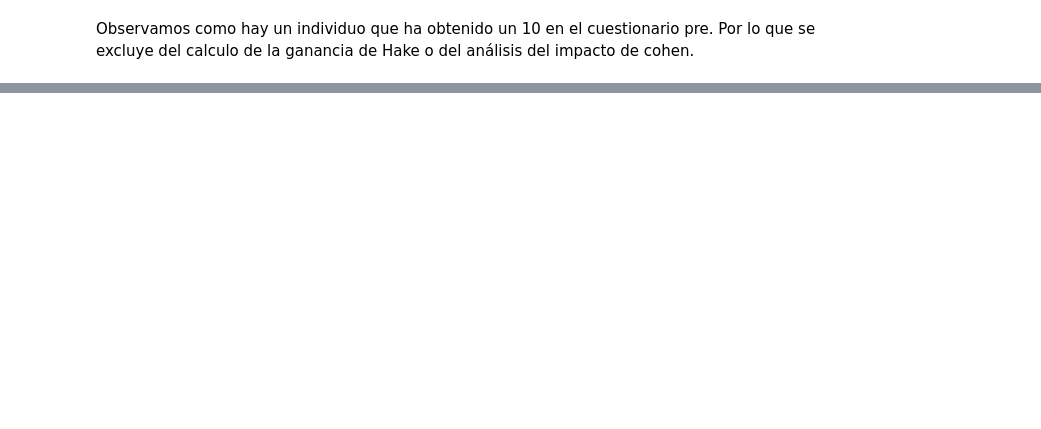
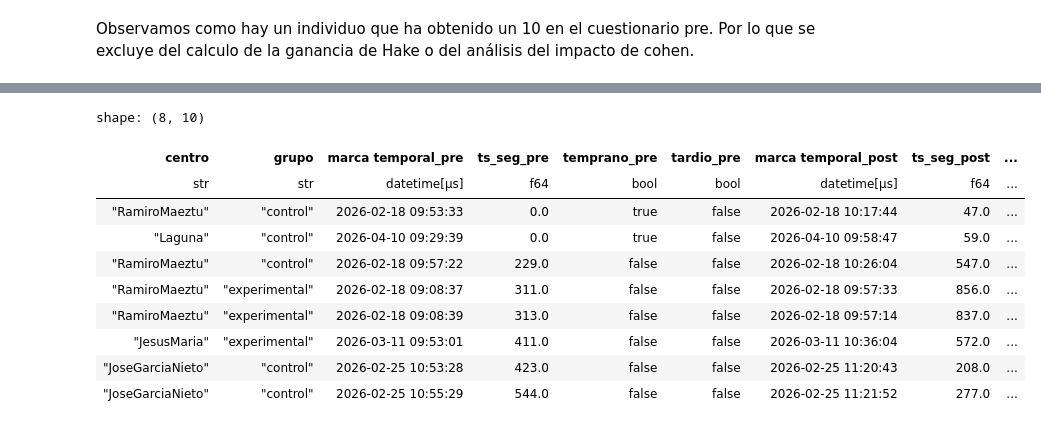
Before and after one commit to IBiDat/va-educational-impact, a Jupyter notebook: src/notebooks/forms/forms_data_analysis.ipynb, the cells around one changed output, grey strips where cells are left out. Drawn from its saved outputs; the diff is of its cells as text; code cells hidden in the pictures; blank space fills up the shorter version.

```diff
--- a/src/notebooks/forms/forms_data_analysis.ipynb
+++ b/src/notebooks/forms/forms_data_analysis.ipynb
@@ -492,0 +644,22 @@ Observamos como hay un individuo que ha obtenido un 10 en el cuestionario pre. P
+# %%
+# ─── 5. LISTA DE SOSPECHOSOS ────────────────────────────────────────────────
+cols = [COL_ID, COL_CENTRO, COL_GRUPO,
+        COL_TS_PRE,  "ts_seg_pre",  "temprano_pre",  "tardio_pre",
+        COL_TS_POST, "ts_seg_post", "temprano_post", "tardio_post"]
+cols = [c for c in cols if c in df.columns]
+
+(df.filter(pl.col("sospechoso"))
+   .select(cols)
+   .sort(["temprano_pre", "ts_seg_pre"], descending=[True, False]))
+# %% [output]
+shape: (8, 10)
+| centro | grupo | marca temporal_pre | ts_seg_pre | temprano_pre | tardio_pre | marca temporal_post | ts_seg_post | ... |
+| str | str | datetime[μs] | f64 | bool | bool | datetime[μs] | f64 | ... |
+| "RamiroMaeztu" | "control" | 2026-02-18 09:53:33 | 0.0 | true | false | 2026-02-18 10:17:44 | 47.0 | ... |
+| "Laguna" | "control" | 2026-04-10 09:29:39 | 0.0 | true | false | 2026-04-10 09:58:47 | 59.0 | ... |
+| "RamiroMaeztu" | "control" | 2026-02-18 09:57:22 | 229.0 | false | false | 2026-02-18 10:26:04 | 547.0 | ... |
+| "RamiroMaeztu" | "experimental" | 2026-02-18 09:08:37 | 311.0 | false | false | 2026-02-18 09:57:33 | 856.0 | ... |
+| "RamiroMaeztu" | "experimental" | 2026-02-18 09:08:39 | 313.0 | false | false | 2026-02-18 09:57:14 | 837.0 | ... |
+| "JesusMaria" | "experimental" | 2026-03-11 09:53:01 | 411.0 | false | false | 2026-03-11 10:36:04 | 572.0 | ... |
+| "JoseGarciaNieto" | "control" | 2026-02-25 10:53:28 | 423.0 | false | false | 2026-02-25 11:20:43 | 208.0 | ... |
+| "JoseGarciaNieto" | "control" | 2026-02-25 10:55:29 | 544.0 | false | false | 2026-02-25 11:21:52 | 277.0 | ... |
```
Also changed, not shown: parts of 5 cells of this notebook, 3 other files.
